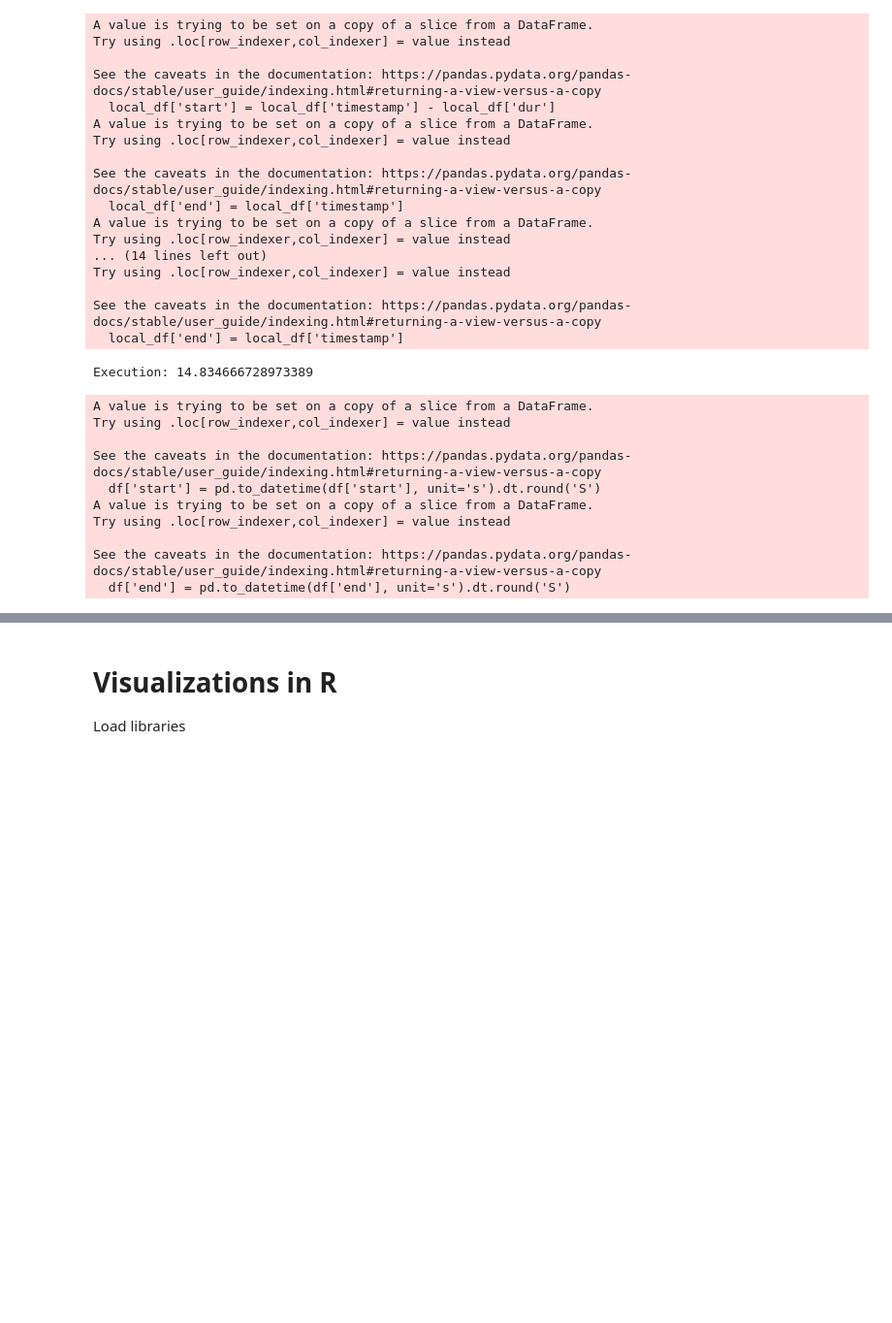
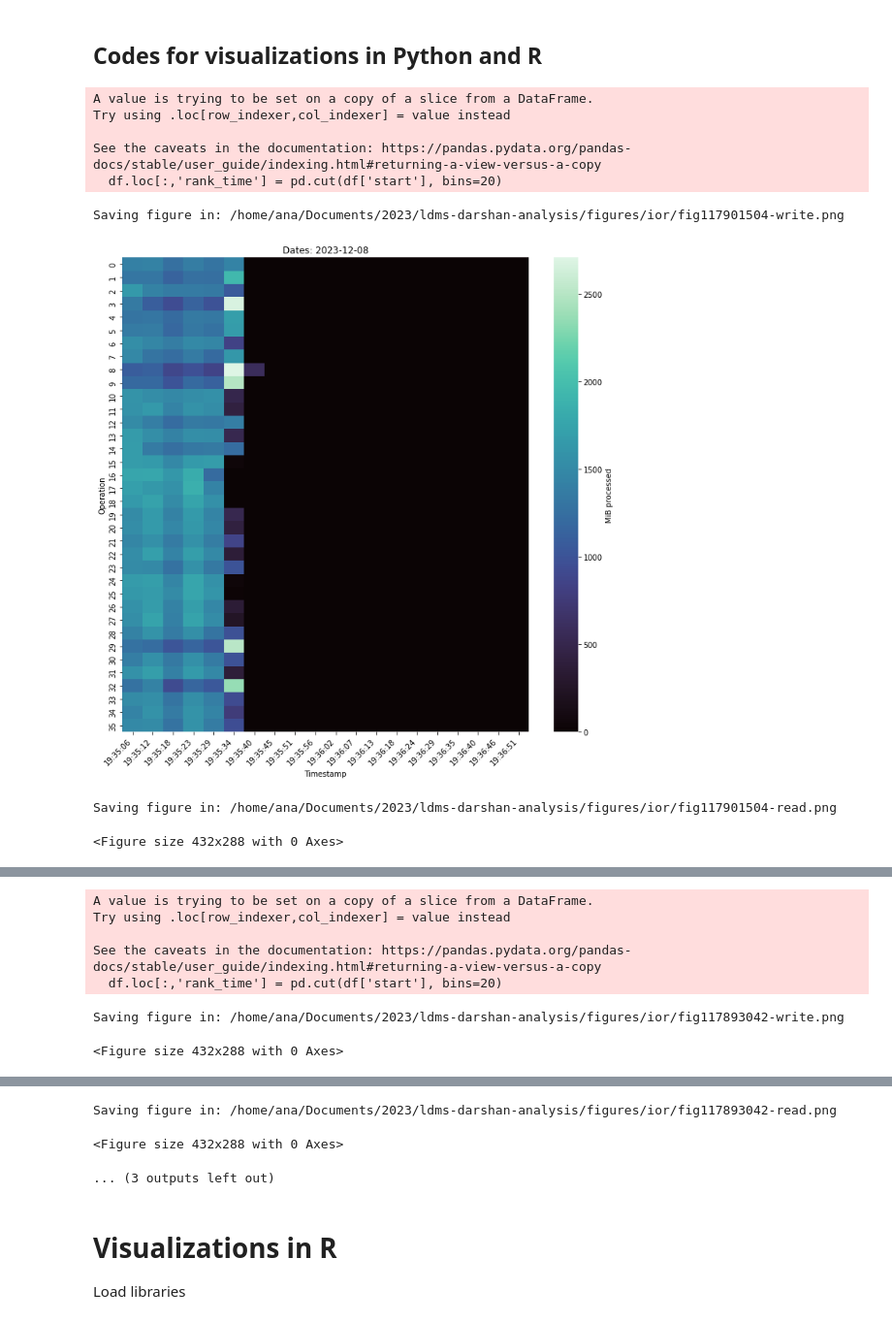
Before and after one commit to anaveroneze/ldms-darshan-analysis, a Jupyter notebook: code/ldms-darshan.ipynb, the cells around one changed output, grey strips where cells are left out. Shown at 97% size. Cells and saved outputs as stored; diff of their text form; code cells hidden in the pictures; blank space fills up the shorter version.

Commit message:
python visualizations

```diff
--- a/code/ldms-darshan.ipynb
+++ b/code/ldms-darshan.ipynb
@@ -66,7 +97,7 @@ def get_statistics(df, output_file, self):
 
         df_rw = df[df['op'].isin(["read", "write"])]
         df_read = df[df['op'] == "read"]
-        df_write = df[df['op'] == "write"]
+        df = df[df['op'] == "write"]
 
         write_to_file("---------------------------------------")
         write_to_file("I/O OPERATIONS:")
@@ -101,17 +132,12 @@ def get_statistics(df, output_file, self):
         write_to_file("Min size per rank:", round(df_read.groupby('rank')['len'].agg('sum').min() / (1024 ** 2)), "MiB")
         write_to_file("Bandwidth (MiB/second):", round((df_read['len'].sum() / (df_read['end'].max() - df_read['start'].min())) / (1024 ** 2), 2))
 
-        write_to_file("\nWRITES:", round(df_write['len'].sum() / (1024 ** 2)), "(MiB)")
-        write_to_file("Max size per rank:", round(df_write.groupby('rank')['len'].agg('sum').max() / (1024 ** 2)), "MiB")
-        write_to_file("Min size per rank:", round(df_write.groupby('rank')['len'].agg('sum').min() / (1024 ** 2)), "MiB")
-        write_to_file("Bandwidth (MiB/second):", round((df_write['len'].sum() / (df_write['end'].max() - df_write['start'].min())) / (1024 ** 2),2))
+        write_to_file("\nWRITES:", round(df['len'].sum() / (1024 ** 2)), "(MiB)")
+        write_to_file("Max size per rank:", round(df.groupby('rank')['len'].agg('sum').max() / (1024 ** 2)), "MiB")
+        write_to_file("Min size per rank:", round(df.groupby('rank')['len'].agg('sum').min() / (1024 ** 2)), "MiB")
+        write_to_file("Bandwidth (MiB/second):", round((df['len'].sum() / (df['end'].max() - df['start'].min())) / (1024 ** 2),2))
 
         # IMBALANCE METRICS:
-        # Average = sum time computing / number of ranks
-        # Imbalance time = time that would be saved if the load was perfectly balanced across resources
-        # Percent Imbalance = performance that could be gained if load was perfectly balanced
-        # Imbalance Percentage = percentage of time that resources (excluding the slowest one) are
-        # not involved in computing
         write_to_file("---------------------------------------")
         write_to_file("LOAD IMBALANCE METRICS:")
         write_to_file("---------------------------------------")
@@ -124,7 +150,7 @@ def get_statistics(df, output_file, self):
         write_to_file("Total execution time:", exec_time)
         num_ranks = df_idle['I/O Time'].nunique()
         average = df_idle['I/O Time'].sum() / num_ranks
-        write_to_file("- Average:", round(average), "seconds")
+        write_to_file("- Average Load per Rank:", round(average), "seconds")
         it = df_idle['I/O Time'].max() - average
         write_to_file("- Imbalance Time:", round(it, 2), "seconds")
         pi = ((df_idle['I/O Time'].max() / average) - 1) * 100
@@ -143,7 +169,7 @@ def get_statistics(df, output_file, self):
         write_to_file(df_idle)
 
 # Define jobs characteristics
-def main(filename):
+def main(filename, filepath):
 
     df = pd.read_csv(filename, engine="pyarrow")
 
@@ -151,20 +177,23 @@ def main(filename):
     local_df = pd.DataFrame()
     for i in df.job_id.unique():
 
-        local_df = df[df['job_id'] == i]
+        local_df = df[df['job_id'] == i].copy()
         job = Job(i, local_df['rank'].unique(), local_df['ProducerName'].unique(),local_df['uid'].unique(),
             local_df['file'].unique(), local_df['exe'].unique())
 
-        local_df['start'] = local_df['timestamp'] - local_df['dur']
-        local_df['end'] = local_df['timestamp']
+        local_df.loc[:, 'start'] = local_df['timestamp'] - local_df['dur']
+        local_df.loc[:, 'end'] = local_df['timestamp']
 
         # Job characteristics and statistics:
         output_file = filename.replace(".csv", ".txt")
-        get_statistics(local_df, output_file, job)
+        # get_statistics(local_df, output_file, job)
 
         # Job visualizations
+        get_visualizations_py(local_df, filepath, i)
+
         # get_visualizations_R(args.input, "./figures/ior/teste.png")
-        # get_visualizations_py(local_df, "./figures/ior/teste.png")
 
     # if(system):
     #     correlate_system(args.input, args.system)
+# %% [markdown]
+## Codes for visualizations in Python and R
@@ -171,37 +263,20 @@ def main(filename):
 # %%
 if __name__ == '__main__':
 
     start_time_exec = time.time()
     # filename = input('Insert absolut LDMS-Darshan log path:')
-    main("/home/ana/Documents/2023/ldms-darshan-analysis/ior/eclipse/darshan-ldms-output/csv/8m-4m/test_all_jobs.csv")
+    INPUTFILE="/home/ana/Documents/2023/ldms-darshan-analysis/ior/eclipse/darshan-ldms-output/csv/8m-4m/test_all_jobs.csv"
+    FILEPATH="/home/ana/Documents/2023/ldms-darshan-analysis/figures/ior/"
+    main(INPUTFILE, FILEPATH)
     end_time_exec = time.time()
-    print("Execution:", end_time_exec - start_time_exec)
+    print("Execution time:", end_time_exec - start_time_exec, "seconds")
 # %% [output]
 A value is trying to be set on a copy of a slice from a DataFrame.
 Try using .loc[row_indexer,col_indexer] = value instead
 
 See the caveats in the documentation: https://pandas.pydata.org/pandas-docs/stable/user_guide/indexing.html#returning-a-view-versus-a-copy
-  local_df['start'] = local_df['timestamp'] - local_df['dur']
-A value is trying to be set on a copy of a slice from a DataFrame.
-Try using .loc[row_indexer,col_indexer] = value instead
-
-See the caveats in the documentation: https://pandas.pydata.org/pandas-docs/stable/user_guide/indexing.html#returning-a-view-versus-a-copy
-  local_df['end'] = local_df['timestamp']
-A value is trying to be set on a copy of a slice from a DataFrame.
-Try using .loc[row_indexer,col_indexer] = value instead
-... (14 lines left out)
-Try using .loc[row_indexer,col_indexer] = value instead
-
-See the caveats in the documentation: https://pandas.pydata.org/pandas-docs/stable/user_guide/indexing.html#returning-a-view-versus-a-copy
-  local_df['end'] = local_df['timestamp']
+  df.loc[:,'rank_time'] = pd.cut(df['start'], bins=20)
-Execution: 14.834666728973389
+Saving figure in: /home/ana/Documents/2023/ldms-darshan-analysis/figures/ior/fig117901504-write.png
+[figure, added]
-A value is trying to be set on a copy of a slice from a DataFrame.
-Try using .loc[row_indexer,col_indexer] = value instead
-
-See the caveats in the documentation: https://pandas.pydata.org/pandas-docs/stable/user_guide/indexing.html#returning-a-view-versus-a-copy
-  df['start'] = pd.to_datetime(df['start'], unit='s').dt.round('S')
-A value is trying to be set on a copy of a slice from a DataFrame.
-Try using .loc[row_indexer,col_indexer] = value instead
-
-See the caveats in the documentation: https://pandas.pydata.org/pandas-docs/stable/user_guide/indexing.html#returning-a-view-versus-a-copy
-  df['end'] = pd.to_datetime(df['end'], unit='s').dt.round('S')
+Saving figure in: /home/ana/Documents/2023/ldms-darshan-analysis/figures/ior/fig117901504-read.png
+<Figure size 432x288 with 0 Axes>
@@ -207,0 +284,7 @@ See the caveats in the documentation: https://pandas.pydata.org/pandas-docs/stab
+A value is trying to be set on a copy of a slice from a DataFrame.
+Try using .loc[row_indexer,col_indexer] = value instead
+
+See the caveats in the documentation: https://pandas.pydata.org/pandas-docs/stable/user_guide/indexing.html#returning-a-view-versus-a-copy
+  df.loc[:,'rank_time'] = pd.cut(df['start'], bins=20)
+Saving figure in: /home/ana/Documents/2023/ldms-darshan-analysis/figures/ior/fig117893042-write.png
+<Figure size 432x288 with 0 Axes>
@@ -208,3 +292,6 @@ See the caveats in the documentation: https://pandas.pydata.org/pandas-docs/stab
+Saving figure in: /home/ana/Documents/2023/ldms-darshan-analysis/figures/ior/fig117893042-read.png
+<Figure size 432x288 with 0 Axes>
+... (3 outputs left out)
 # %% [markdown]
 # Visualizations in R
 
```
Also changed, not shown: parts of 6 cells of this notebook, 1 other file.
